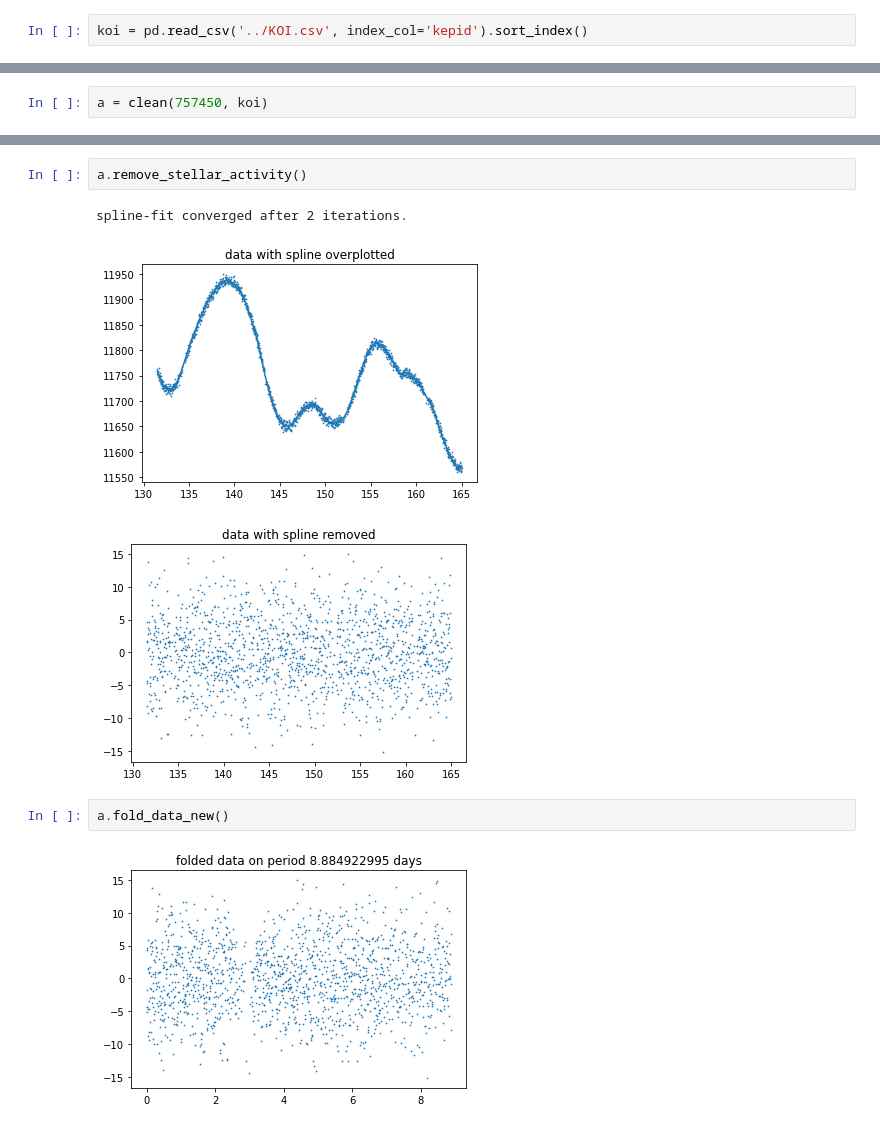
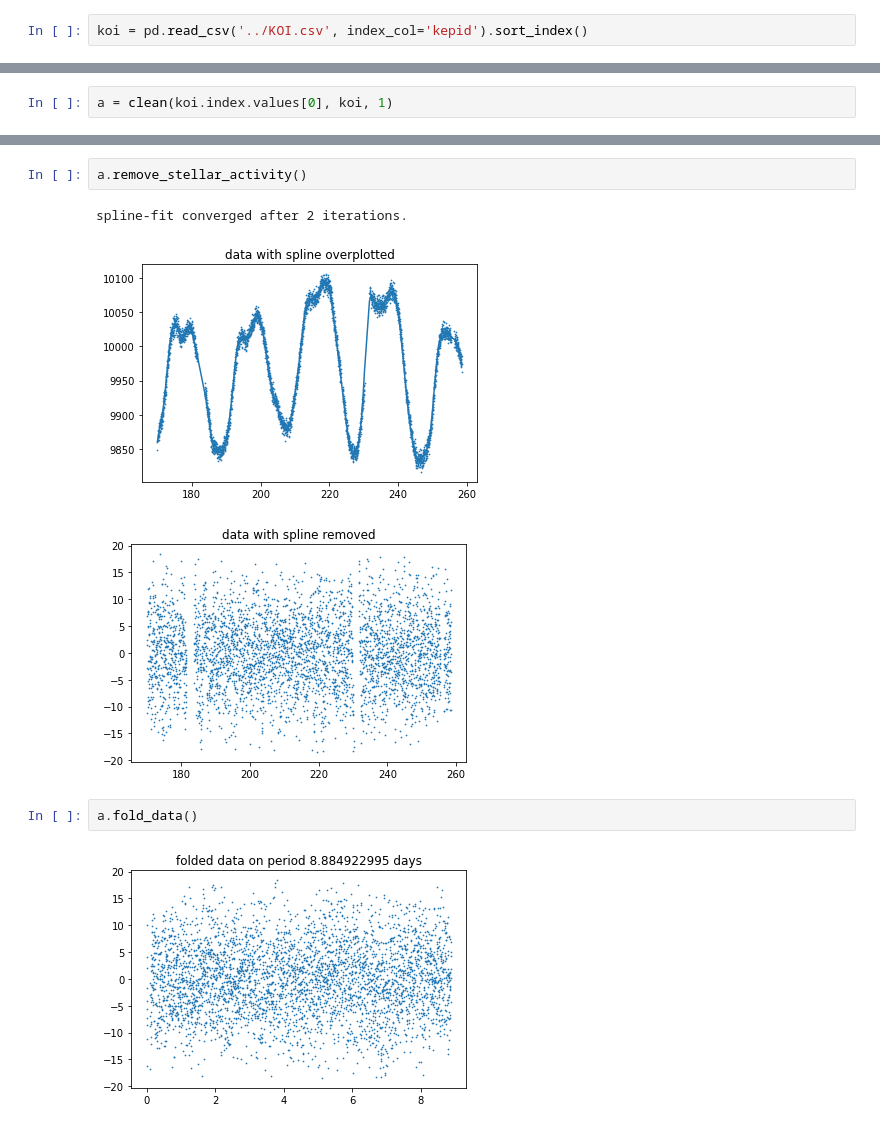
Before and after one commit to JC4DM4N/MLP_Kepler, a Jupyter notebook: useful_files/harry.ipynb, the cells around one changed output, grey strips where cells are left out. Cells and saved outputs as stored; diff of their text form.

```diff
--- a/useful_files/harry.ipynb
+++ b/useful_files/harry.ipynb
@@ -27,5 +13,5 @@ array([  757450,   892772,  1025986, ..., 12885212, 12885212, 12935144])
 # %%
-a = clean(757450, koi)
+a = clean(koi.index.values[0], koi, 1)
 # %%
 a.clean_arrays()
 # %% [output]
@@ -39,9 +25,9 @@ a.plot()
 a.remove_stellar_activity()
 # %% [output]
 spline-fit converged after 2 iterations.
-[figure, old version]
+[figure, new version]
-[figure, old version]
+[figure, new version]
 # %%
-a.fold_data_new()
+a.fold_data()
 # %% [output]
-[figure, old version]
+[figure, new version]
```
Also changed, not shown: parts of 8 cells of this notebook, 1 other file.
